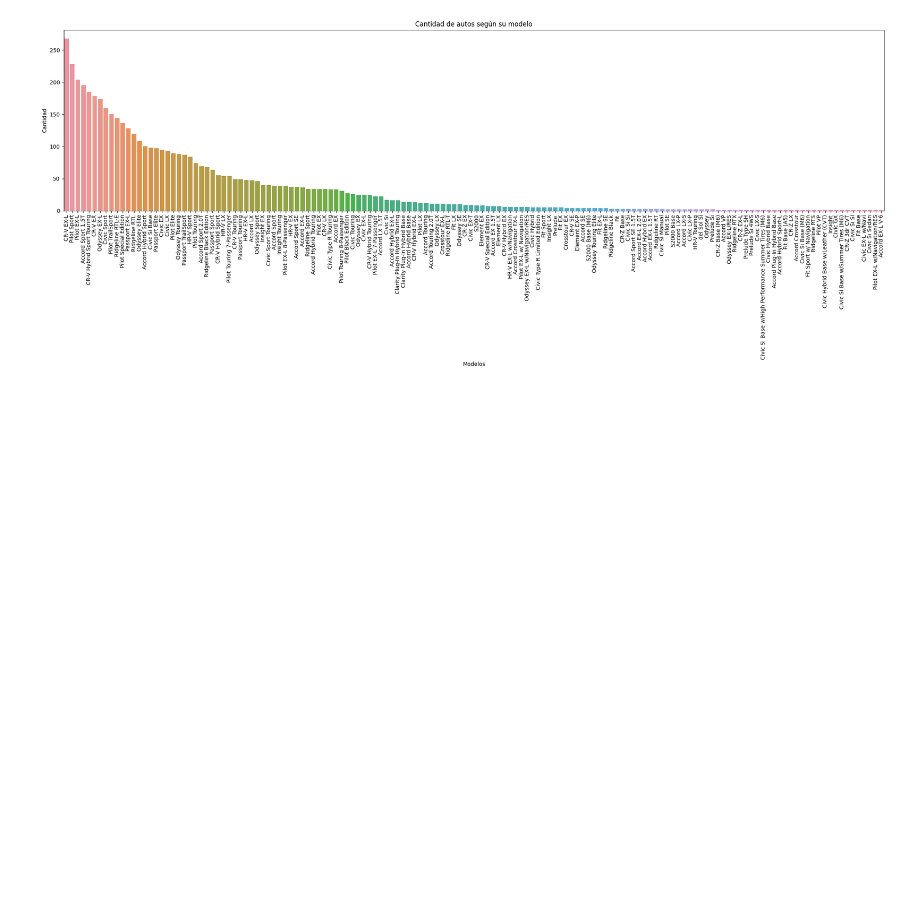
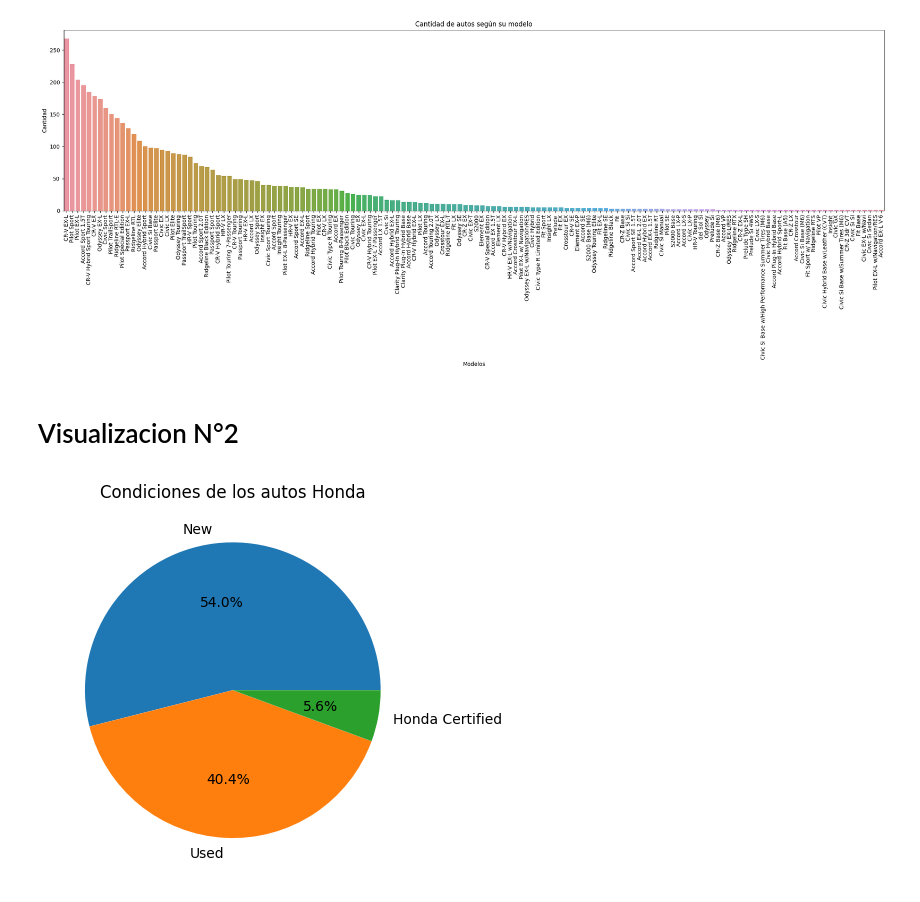
Before and after one commit to Lindapazw/python_data_science_honda, a Jupyter notebook: Honda.ipynb, the cells around one changed output. Saved outputs shown, nothing was run; the diff lists cells and outputs as text; code cells hidden in the pictures; blank space fills up the shorter version.

Commit message:
add graphic N°2

```diff
--- a/Honda.ipynb
+++ b/Honda.ipynb
@@ -103,3 +91,17 @@ plt.title('Cantidad de autos según su modelo')
 plt.show()
 # %% [output]
 [figure]
+# %% [markdown]
+# Visualizacion N°2
+# %%
+# Obtener el recuento de las condiciones de los autos Honda
+condiciones = df['Condition'].value_counts()
+
+# Crear el gráfico de pie
+plt.pie(condiciones, labels=condiciones.index, autopct='%1.1f%%')
+plt.title('Condiciones de los autos Honda')
+
+# Mostrar el gráfico
+plt.show()
+# %% [output]
+[figure, added]
```
Also changed, not shown: parts of 1 cell of this notebook.
